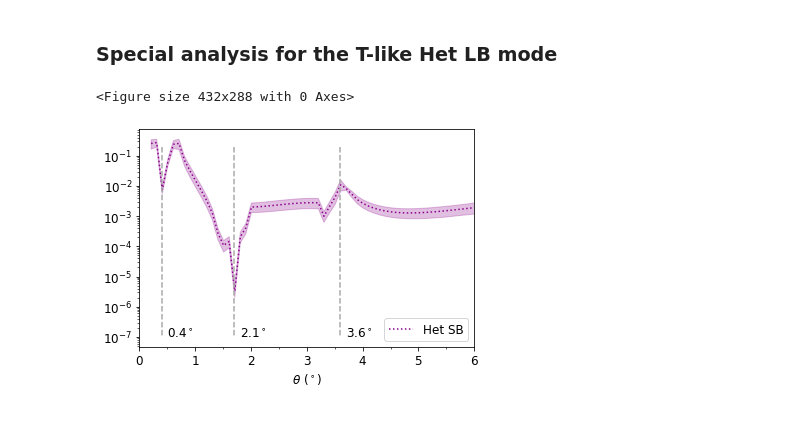
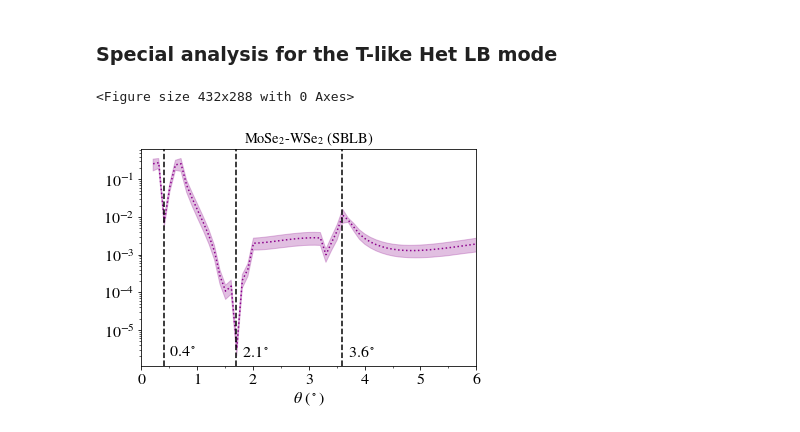
Before and after one commit to jz-lu/ml-ph, a Jupyter notebook: ALLEGRO_ANALYZER/thspc_mags.ipynb, the cells around one changed output. Saved outputs shown, nothing was run; the diff lists cells and outputs as text; code cells hidden in the pictures.

```diff
--- a/ALLEGRO_ANALYZER/thspc_mags.ipynb
+++ b/ALLEGRO_ANALYZER/thspc_mags.ipynb
@@ -83,6 +84,10 @@ np.save(f'{ROOT}/{DIRNAME}/{THSPC_DIR}/data/MoS2_LB1_mean.npy', M1_LB1_mean)
 np.save(f'{ROOT}/{DIRNAME}/{THSPC_DIR}/data/MoS2_LB1_max_z.npy', M1_LB1_max_z)
 np.save(f'{ROOT}/{DIRNAME}/{THSPC_DIR}/data/MoS2_LB1_min_z.npy', M1_LB1_min_z)
 np.save(f'{ROOT}/{DIRNAME}/{THSPC_DIR}/data/MoS2_LB1_mean_z.npy', M1_LB1_mean_z)
+# %%
+matplotlib.rcParams['mathtext.fontset'] = 'stix'
+matplotlib.rcParams['font.family'] = 'STIXGeneral'
+FONT_SIZE = 16
 # %%
 plt.clf()
 plt.rc('font', size=12)
@@ -310,29 +325,32 @@ plt.show()
 # %%
 plt.clf()
 plt.rc('font', size=12)
 _, ax = plt.subplots()
-ax.set_xlabel(r'$\theta$ ($^\circ$)')
+ax.set_xlabel(r'$\theta$ ($^\circ$)', fontsize=FONT_SIZE)
 
 ax.plot(M3_thetas[CUT:], M3_LB2_mean[CUT:], color='darkmagenta', linestyle=':', label='Het SB')
 ax.fill_between(M3_thetas[CUT:], M3_LB2_min[CUT:], M3_LB2_max[CUT:], color='darkmagenta', alpha=0.25)
 
-ax.legend(loc='lower right')
+ax.set_title(r"MoSe$_2$-WSe$_2$ (SBLB)")
 ax.set_yscale("log")
 ax.set_xticks(np.arange(10+1))
 ax.set_xlim((0,10))
 ax.set_xlim((0,6))
 ax.xaxis.set_major_locator(MultipleLocator(1))
 ax.xaxis.set_minor_locator(MultipleLocator(0.5))
+ax.set_ylim(ax.get_ylim())
+plt.xticks(fontsize=FONT_SIZE)
+plt.yticks(fontsize=FONT_SIZE)
 
-ax.plot([3.6]*2, [2e-1, 1e-7], color='darkgrey', linestyle='--')
-plt.text(3.7, 1e-7, r'$3.6^\circ$')
-ax.plot([1.7]*2, [2e-1, 1e-7], color='darkgrey', linestyle='--')
-plt.text(1.8, 1e-7, r'$2.1^\circ$')
-ax.plot([0.4]*2, [2e-1, 1e-7], color='darkgrey', linestyle='--')
-plt.text(0.5, 1e-7, r'$0.4^\circ$')
+ax.plot([3.6]*2, ax.get_ylim(), color='k', linestyle='--')
+plt.text(3.7, 2e-6, r'$3.6^\circ$', fontsize=FONT_SIZE)
+ax.plot([1.7]*2, ax.get_ylim(), color='k', linestyle='--')
+plt.text(1.8, 2e-6, r'$2.1^\circ$', fontsize=FONT_SIZE)
+ax.plot([0.4]*2, ax.get_ylim(), color='k', linestyle='--')
+plt.text(0.5, 2e-6, r'$0.4^\circ$', fontsize=FONT_SIZE)
 
 plt.savefig("/Users/jonathanlu/Documents/data_mlph/Het_SBLB.pdf")
 plt.show()
 # %% [output]
 <Figure size 432x288 with 0 Axes>
-[figure, old version]
+[figure, new version]
```
Also changed, not shown: parts of 4 cells of this notebook, 39 other files.
